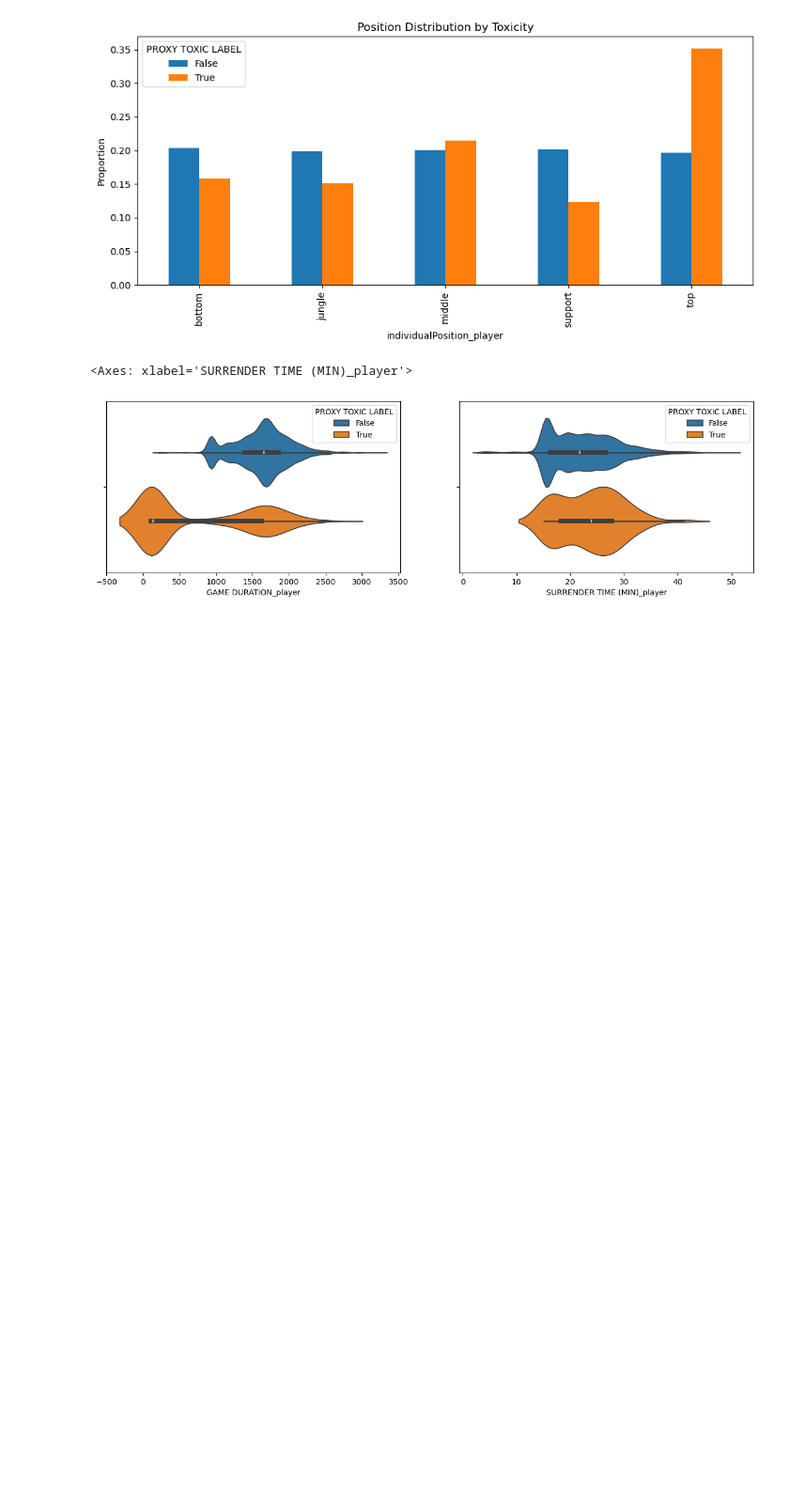
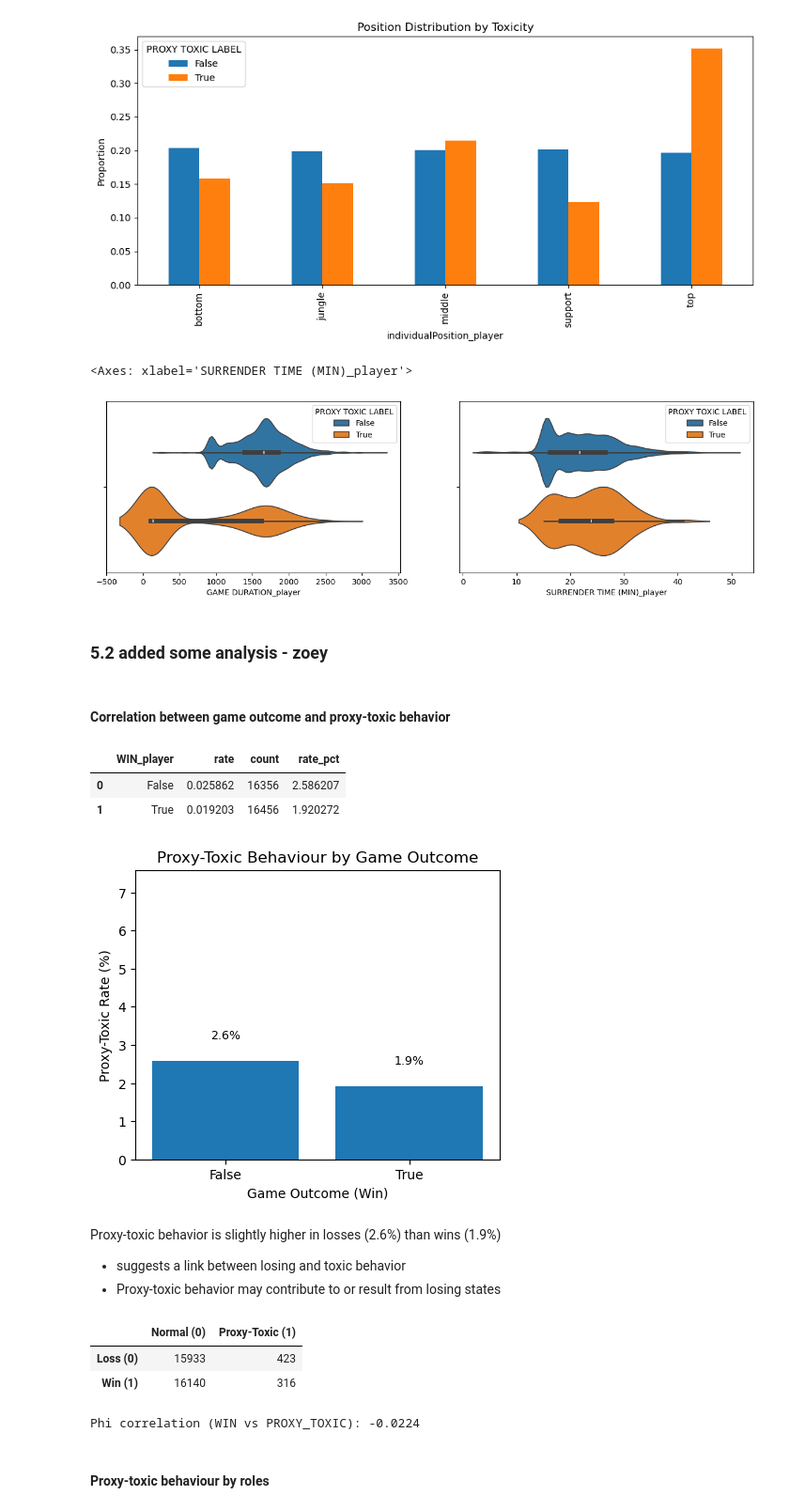
Before and after one commit to lybytes/lol-toxicity-analysis, a Jupyter notebook: ST445_Project_Main v2.ipynb, the cells around one changed output. Shown at 94% size. Drawn from its saved outputs; the diff is of its cells as text; code cells hidden in the pictures; blank space fills up the shorter version.

Commit message:
add draft analysis on toxic behaviour

```diff
--- a/ST445_Project_Main v2.ipynb
+++ b/ST445_Project_Main v2.ipynb
@@ -1401,3 +1401,81 @@ plt.tight_layout()
 # %% [output]
 <Axes: xlabel='SURRENDER TIME (MIN)_player'>
 [figure]
+# %% [markdown]
+### 5.2 added some analysis - zoey
+# %% [markdown]
+#### Correlation between game outcome and proxy-toxic behavior
+# %%
+tox_by_win = (
+    df.groupby('WIN_player')['PROXY TOXIC LABEL']
+      .agg(rate='mean', count='size')
+      .reset_index()
+)
+
+tox_by_win['rate_pct'] = tox_by_win['rate'] * 100
+tox_by_win
+# %% [output]
+|  | WIN_player | rate | count | rate_pct |
+| 0 | False | 0.025862 | 16356 | 2.586207 |
+| 1 | True | 0.019203 | 16456 | 1.920272 |
+# %%
+plt.figure(figsize=(5,4))
+
+plt.bar(
+    tox_by_win['WIN_player'].astype(str),
+    tox_by_win['rate_pct']
+)
+
+plt.xlabel('Game Outcome (Win)')
+plt.ylabel('Proxy-Toxic Rate (%)')
+plt.title('Proxy-Toxic Behaviour by Game Outcome')
+
+for idx, row in tox_by_win.iterrows():
+    plt.text(
+        str(row['WIN_player']),
+        row['rate_pct'] + 0.5,
+        f"{row['rate_pct']:.1f}%",
+        ha='center',
+        va='bottom',
+        fontsize=9
+    )
+
+plt.ylim(0, tox_by_win['rate_pct'].max() + 5)
+plt.show()
+# %% [output]
+[figure, added]
+# %% [markdown]
+Proxy-toxic behavior is slightly higher in losses (2.6%) than wins (1.9%)
+
+- suggests a link between losing and toxic behavior
+- Proxy-toxic behavior may contribute to or result from losing states
+# %%
+# Convert booleans to 0/1 for analysis clarity
+df['win_bin'] = df['WIN_player'].astype(int)
+df['toxic_bin'] = df['PROXY TOXIC LABEL'].astype(int)
+
+# Build a 2x2 contingency table:
+# rows = win (0/1), cols = toxic (0/1)
+ct = pd.crosstab(df['win_bin'], df['toxic_bin'])
+ct.index = ['Loss (0)', 'Win (1)']
+ct.columns = ['Normal (0)', 'Proxy-Toxic (1)']
+
+ct
+# %% [output]
+|  | Normal (0) | Proxy-Toxic (1) |
+| Loss (0) | 15933 | 423 |
+| Win (1) | 16140 | 316 |
+# %%
+# Compute Phi coefficient from the contingency table
+a = ct.loc['Win (1)', 'Proxy-Toxic (1)']     # win & toxic
+b = ct.loc['Win (1)', 'Normal (0)']         # win & normal
+c = ct.loc['Loss (0)', 'Proxy-Toxic (1)']   # loss & toxic
+d = ct.loc['Loss (0)', 'Normal (0)']        # loss & normal
+
+phi = (a*d - b*c) / np.sqrt((a+b)*(c+d)*(a+c)*(b+d))
+
+print(f"Phi correlation (WIN vs PROXY_TOXIC): {phi:.4f}")
+# %% [output]
+Phi correlation (WIN vs PROXY_TOXIC): -0.0224
+# %% [markdown]
+#### Proxy-toxic behaviour by roles
```
Also changed, not shown: parts of 20 cells of this notebook.
